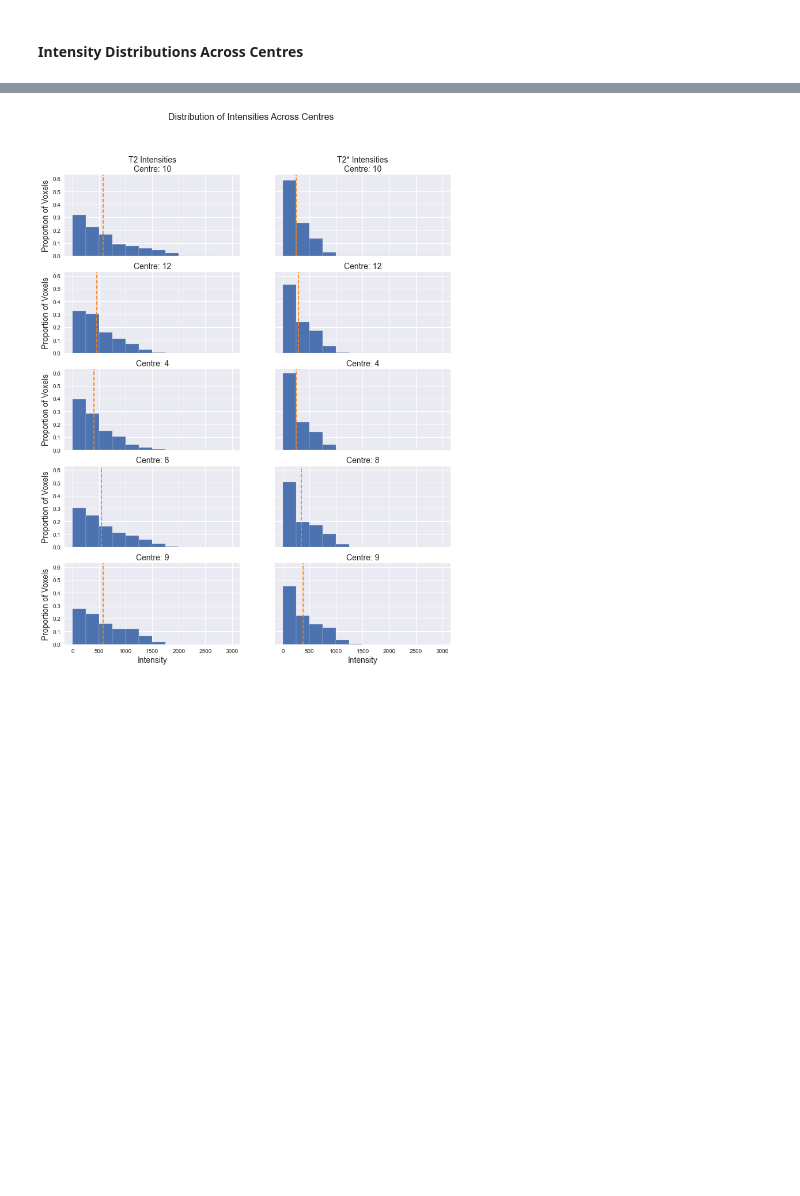
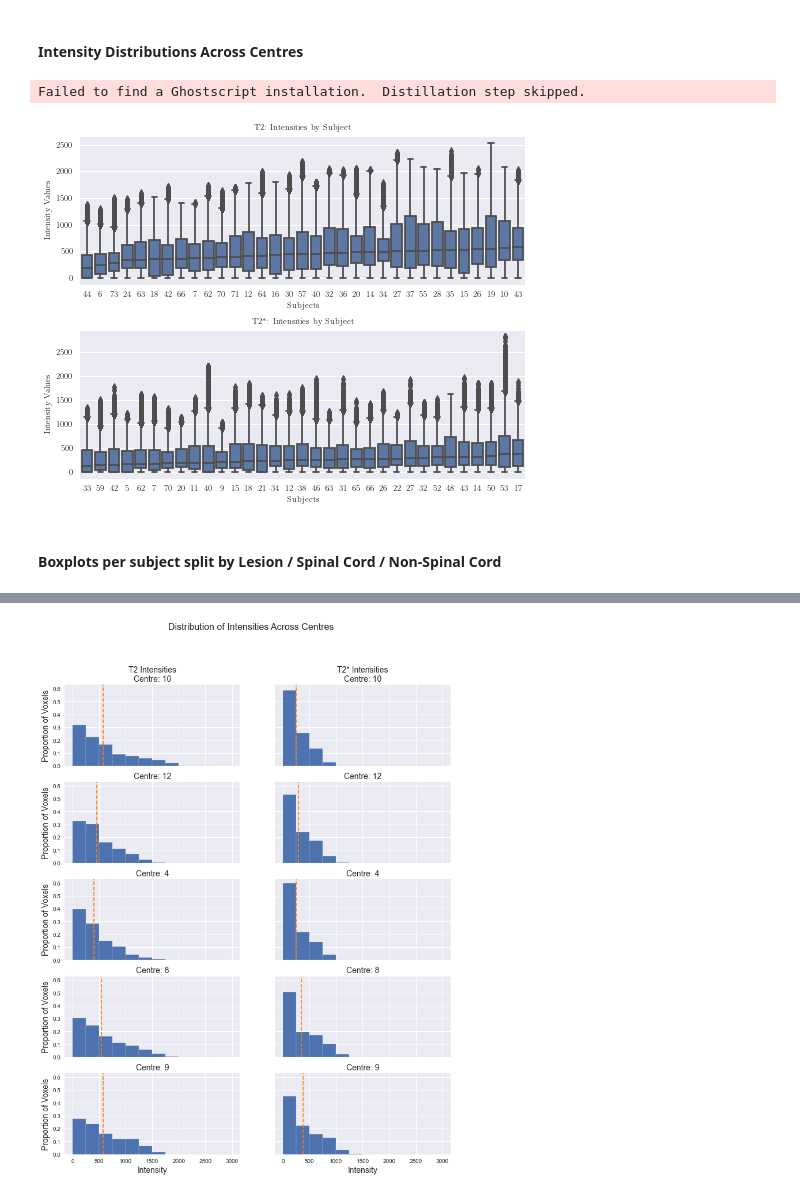
Before and after one commit to rickymwalsh/sc-segmentation, a Jupyter notebook: data-exploration.ipynb, the cells around one changed output, grey strips where cells are left out. Cells and saved outputs as stored; diff of their text form; code cells hidden in the pictures; blank space fills up the shorter version.

```diff
--- a/data-exploration.ipynb
+++ b/data-exploration.ipynb
@@ -136,3 +111,29 @@ def plot_hist(data, bin_width, xmin=None, xmax=None, prop=False, xlab='', ylab='
 ### Summarising Intensities
 # %% [markdown]
 #### Intensity Distributions Across Centres
+# %%
+data_flattened = [t2_data[subj].ravel() for subj in subject_list]
+data_sorted, subj_sorted = zip(*sorted(zip(data_flattened, subject_list), key=lambda x: np.median(x[0])))
+
+fig, axes = plt.subplots(2, 1, figsize=get_figsize(fig_height=5.5, columns=2))
+
+sns.boxplot(data=data_sorted[::2], color='#5173b1', ax=axes[0])
+axes[0].set_xticklabels(subj_sorted[::2])
+axes[0].set_xlabel('Subjects')
+axes[0].set_ylabel('Intensity Values')
+axes[0].set_title('T2: Intensities by Subject')
+
+data_flattened = [t2s_data[subj].ravel() for subj in subject_list]
+data_sorted, subj_sorted = zip(*sorted(zip(data_flattened, subject_list), key=lambda x: np.median(x[0])))
+
+sns.boxplot(data=data_sorted[::2], color='#5173b1')
+axes[1].set_xticklabels(subj_sorted[::2])
+axes[1].set_xlabel('Subjects')
+axes[1].set_ylabel('Intensity Values')
+axes[1].set_title('T2*: Intensities by Subject')
+fig.tight_layout()
+
+fig.savefig(os.path.join('report', 'plots', 'boxplot_by_subject.eps'))
+# %% [output]
+Failed to find a Ghostscript installation.  Distillation step skipped.
+[figure, added]
@@ -138,0 +171,2 @@ def plot_hist(data, bin_width, xmin=None, xmax=None, prop=False, xlab='', ylab='
+# %% [markdown]
+#### Boxplots per subject split by Lesion / Spinal Cord / Non-Spinal Cord
```
Also changed, not shown: parts of 63 cells of this notebook.
